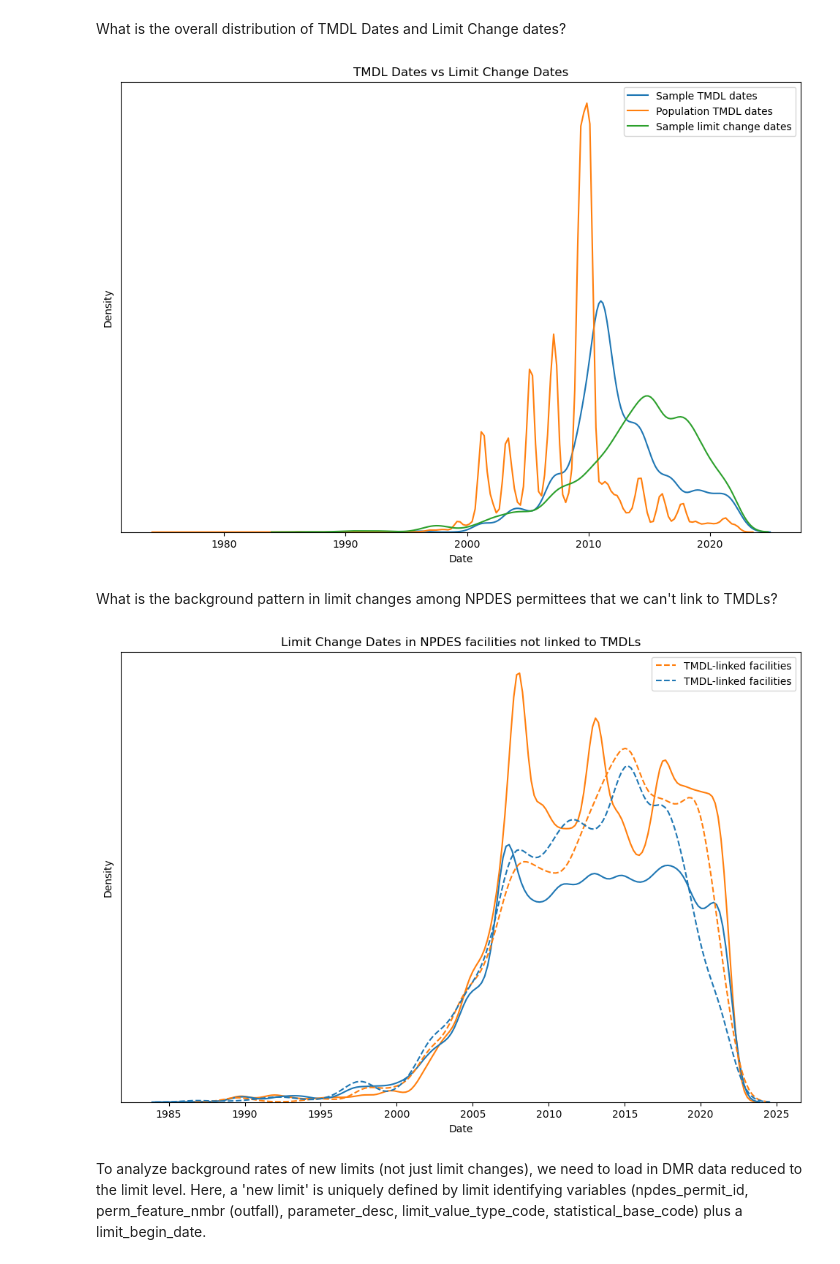
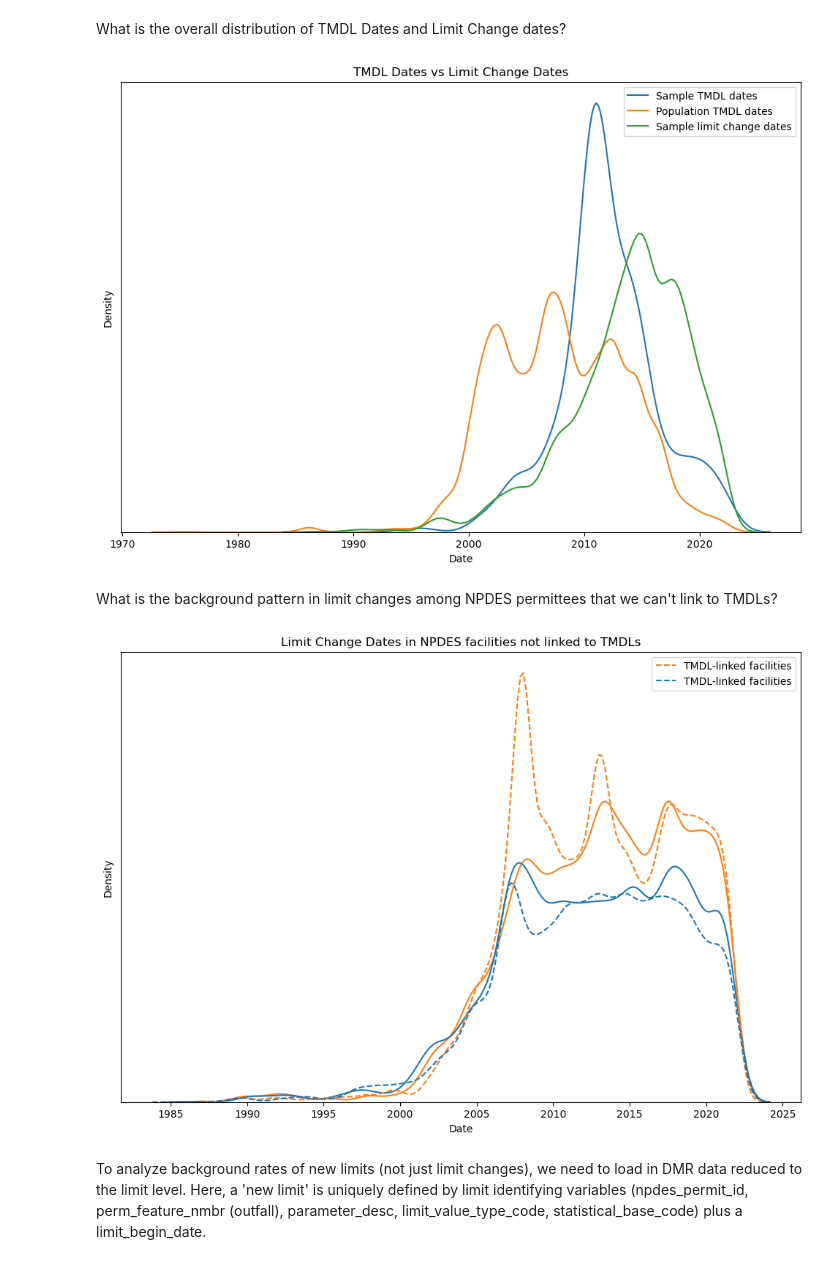
Before and after one commit to reglab/TMDLs_archived, a Jupyter notebook: TMDLs_limit_changes.ipynb, the cells around one changed output. Saved outputs shown, nothing was run; the diff lists cells and outputs as text; code cells hidden in the pictures.

```diff
--- a/TMDLs_limit_changes.ipynb
+++ b/TMDLs_limit_changes.ipynb
@@ -467,6 +467,6 @@ Now we're ready to merge limits with TMDL-NPDES permittee observations on the ba
 # Merge with parameter-pollutant linkage table
 limit_changes = limit_changes.merge(pollutant_parameter_links, on='parameter_desc', how='inner')
 # Merge with TMDLs
-tmdls_limits_merged = limit_changes.merge(tmdls_merged, on=['npdes_permit_id', 'pollutantName'], how='inner')
+tmdls_limit_changes_merged = limit_changes.merge(tmdls_merged, on=['npdes_permit_id', 'pollutantName'], how='inner')
 # %%
 # TMDL sample size check
@@ -475,12 +475,12 @@ print(len(tmdls_limits_merged.drop_duplicates('actionIdentifier')))
 753
 # %%
 # Keep only permits issued pre-TMDL
-tmdls_limits_merged = tmdls_limits_merged.merge(permit_data[['npdes_permit_id', 'original_issue_date']],
-                                                on='npdes_permit_id')
-tmdls_limits_merged = tmdls_limits_merged[tmdls_limits_merged['TMDLDate'] > tmdls_limits_merged['original_issue_date']]
+tmdls_limit_changes_merged = tmdls_limit_changes_merged.merge(permit_data[['npdes_permit_id', 'original_issue_date']],
+                                                              on='npdes_permit_id')
+tmdls_limit_changes_merged = tmdls_limit_changes_merged[tmdls_limit_changes_merged['TMDLDate'] > tmdls_limit_changes_merged['original_issue_date']]
 
 # Each observation needs to be a unique limit x TMDL observation - so drop limit x TMDL duplicates
-tmdls_limits_merged.drop_duplicates(
+tmdls_limit_changes_merged.drop_duplicates(
     ['npdes_permit_id', 'perm_feature_nmbr', 'parameter_desc', 'limit_value_type_code', 'statistical_base_code',
      'limit_change_date', 'actionIdentifier'], inplace=True)
 # %%
@@ -492,16 +492,16 @@ print(len(tmdls_limits_merged.drop_duplicates('actionIdentifier')))
 Finally, let's create flags for our features of interest:
 # %%
 # Create flag for limit changing within 5 years post-TMDL
-tmdls_limits_merged['limit_change_within_5yrs'] = ((tmdls_limits_merged['limit_change_date'] - tmdls_limits_merged[
-    'TMDLDate']) <= timedelta(days=365 * 5)) & ((tmdls_limits_merged['limit_change_date'] - tmdls_limits_merged[
+tmdls_limit_changes_merged['limit_change_within_5yrs'] = ((tmdls_limit_changes_merged['limit_change_date'] - tmdls_limit_changes_merged[
+    'TMDLDate']) <= timedelta(days=365 * 5)) & ((tmdls_limit_changes_merged['limit_change_date'] - tmdls_limit_changes_merged[
     'TMDLDate']) > timedelta(days=0))
 # Create flag for limit changing within 5 years pre-TMDL (for comparison)
-tmdls_limits_merged['limit_change_within_-5yrs'] = ((tmdls_limits_merged['limit_change_date'] - tmdls_limits_merged[
-    'TMDLDate']) >= timedelta(days=-365 * 5)) & ((tmdls_limits_merged['limit_change_date'] - tmdls_limits_merged[
+tmdls_limit_changes_merged['limit_change_within_-5yrs'] = ((tmdls_limit_changes_merged['limit_change_date'] - tmdls_limit_changes_merged[
+    'TMDLDate']) >= timedelta(days=-365 * 5)) & ((tmdls_limit_changes_merged['limit_change_date'] - tmdls_limit_changes_merged[
     'TMDLDate']) < timedelta(days=0))
 
 # Calculate delay time between TMDL and limit change
-tmdls_limits_merged['limit_change_delay'] = (tmdls_limits_merged['limit_change_date'] - tmdls_limits_merged[
+tmdls_limit_changes_merged['limit_change_delay'] = (tmdls_limit_changes_merged['limit_change_date'] - tmdls_limit_changes_merged[
     'TMDLDate']) / timedelta(days=1)
 # %% [markdown]
 ### What are the characteristics of this sample?
@@ -774,15 +774,15 @@ What is the overall distribution of TMDL Dates and Limit Change dates?
 # %%
 plt.style.use('default')
 plt.figure(figsize=(12, 8));
 plt.ylabel('Density')
 plt.xlabel('Date')
 plt.yticks([])
-sns.kdeplot(data=tmdls_limits_merged, x='TMDLDate', label='Sample TMDL dates');
-sns.kdeplot(data=tmdls, x='TMDLDate', label='Population TMDL dates');
-sns.kdeplot(data=tmdls_limits_merged, x='limit_change_date', label='Sample limit change dates');
+sns.kdeplot(data=tmdls_limit_changes_merged.drop_duplicates('actionIdentifier'), x='TMDLDate', label='Sample TMDL dates');
+sns.kdeplot(data=tmdls.drop_duplicates('actionIdentifier'), x='TMDLDate', label='Population TMDL dates');
+sns.kdeplot(data=tmdls_limit_changes_merged, x='limit_change_date', label='Sample limit change dates');
 plt.title('TMDL Dates vs Limit Change Dates');
 plt.legend();
 # %% [output]
-[figure, old version]
+[figure, new version]
 # %% [markdown]
 What is the background pattern in limit changes among NPDES permittees that we can't link to TMDLs?
@@ -794,13 +795,13 @@ plt.figure(figsize=(12, 8));
 plt.ylabel('Density')
 plt.xlabel('Date')
 plt.yticks([])
-sns.kdeplot(data=limit_changes[limit_changes['npdes_permit_id'].apply(lambda x: x not in npdes_linked)],
+sns.kdeplot(data=limit_changes[limit_changes['npdes_linked']],
             x='limit_change_date', hue='limit_tighten');
-sns.kdeplot(data=limit_changes[limit_changes['npdes_permit_id'].apply(lambda x: x in npdes_linked)],
+sns.kdeplot(data=limit_changes[~limit_changes['npdes_linked']],
             x='limit_change_date', hue='limit_tighten', linestyle='--', label='TMDL-linked facilities');
 plt.title('Limit Change Dates in NPDES facilities not linked to TMDLs');
 plt.legend();
 # %% [output]
-[figure, old version]
+[figure, new version]
 # %% [markdown]
 To analyze background rates of new limits (not just limit changes), we need to load in DMR data reduced to the limit level. Here, a 'new limit' is uniquely defined by limit identifying variables (npdes_permit_id, perm_feature_nmbr (outfall), parameter_desc, limit_value_type_code, statistical_base_code) plus a limit_begin_date.
```
Also changed, not shown: parts of 28 cells of this notebook.
